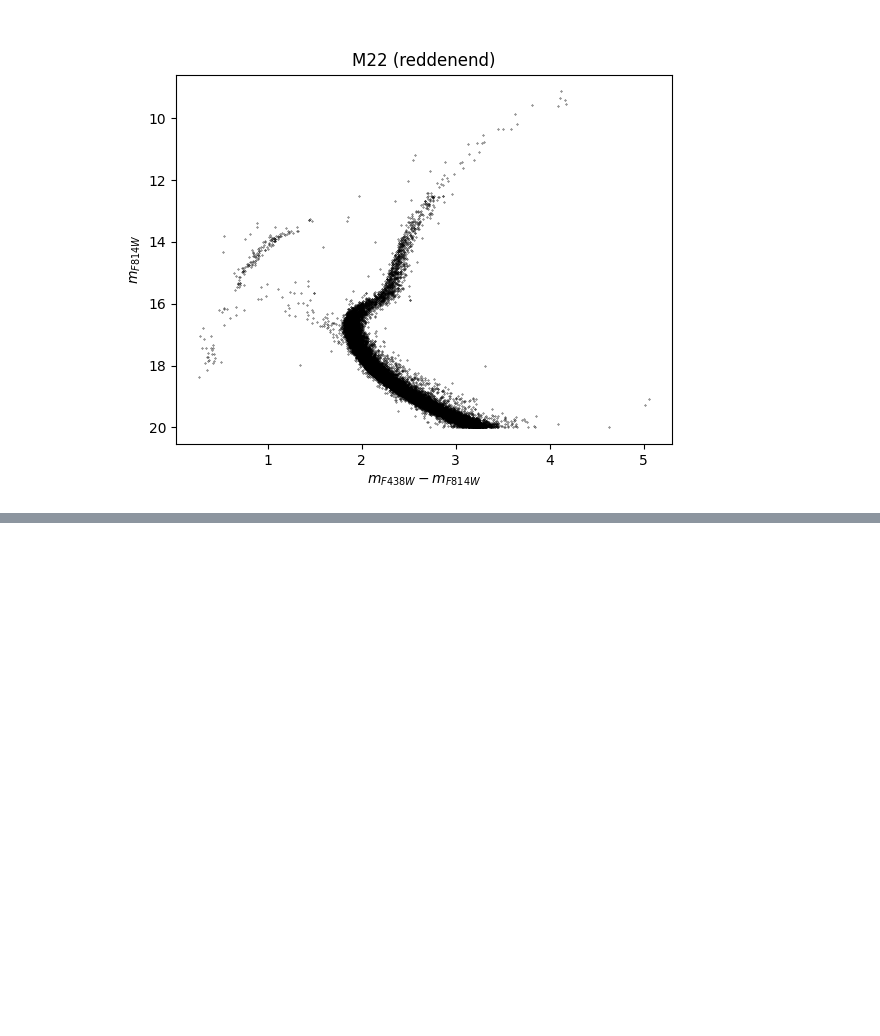
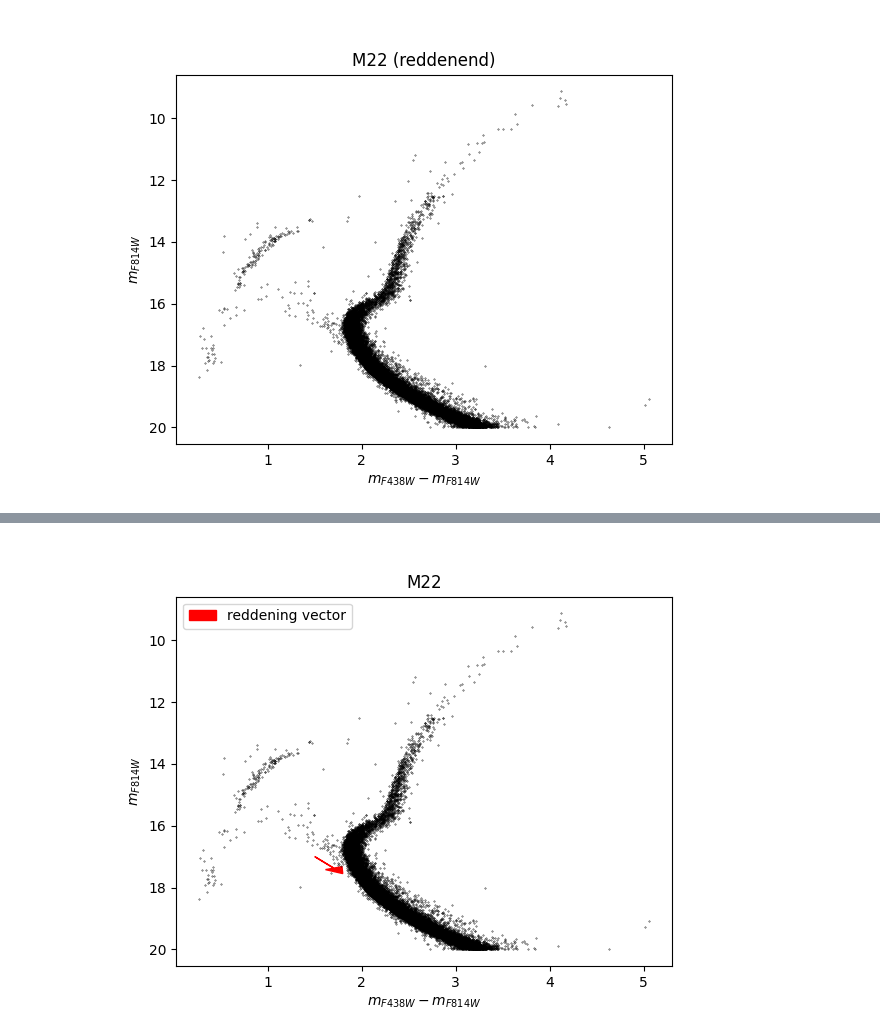
Before and after one commit to giadaaggio/stellar_rp, a Jupyter notebook: Ter5.ipynb, the cells around one changed output, grey strips where cells are left out. Cells and saved outputs as stored; diff of their text form; code cells hidden in the pictures; blank space fills up the shorter version.

```diff
--- a/Ter5.ipynb
+++ b/Ter5.ipynb
@@ -389,0 +396,28 @@ plt.show()
+# %%
+R_B = 4.18          # R_F438W     R_B
+R_I = 1.86          # R_F814W     R_I
+
+# plot the reddening vector
+slope = (R_I)/(R_B-R_I)
+E_BV = 0.2
+delta_BI = (R_B-R_I)*E_BV
+delta_I = R_I*E_BV
+
+color_0 = 1.5
+mag_0 = 17
+
+color_1 = color_0 + delta_VI
+mag_1 = mag_0 + delta_I
+# %%
+# plot reddening vector as an arrow
+plt.figure()
+plt.plot(data_2['Color'], data_2['Magnitude'], 'o', markersize=0.3, color='black')
+plt.arrow(color_0, mag_0, color_1-color_0, mag_1-mag_0, head_width=0.2, head_length=0.2, fc='red', ec='red', label='reddening vector')
+plt.gca().invert_yaxis()
+plt.xlabel(r'$m_{F438W} - m_{F814W}$')
+plt.ylabel(r'$m_{F814W}$')
+plt.legend(numpoints=1)
+plt.title('M22')
+plt.show()
+# %% [output]
+[figure, added]
```
Also changed, not shown: parts of 11 cells of this notebook.
